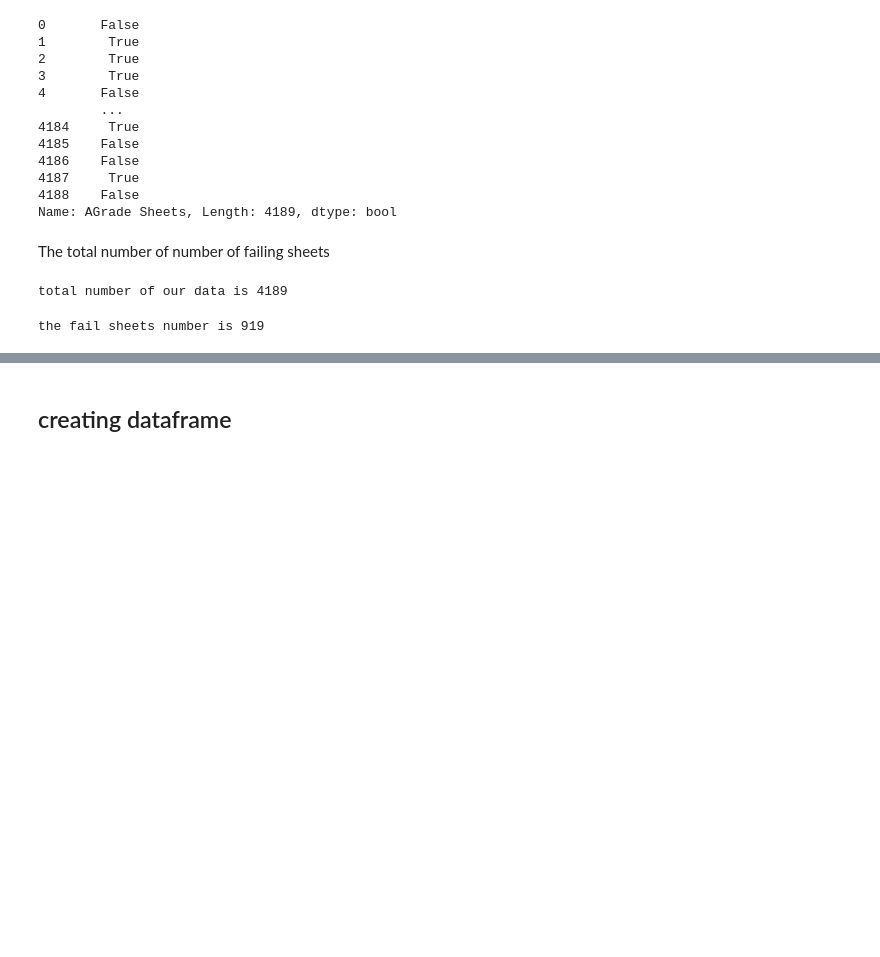
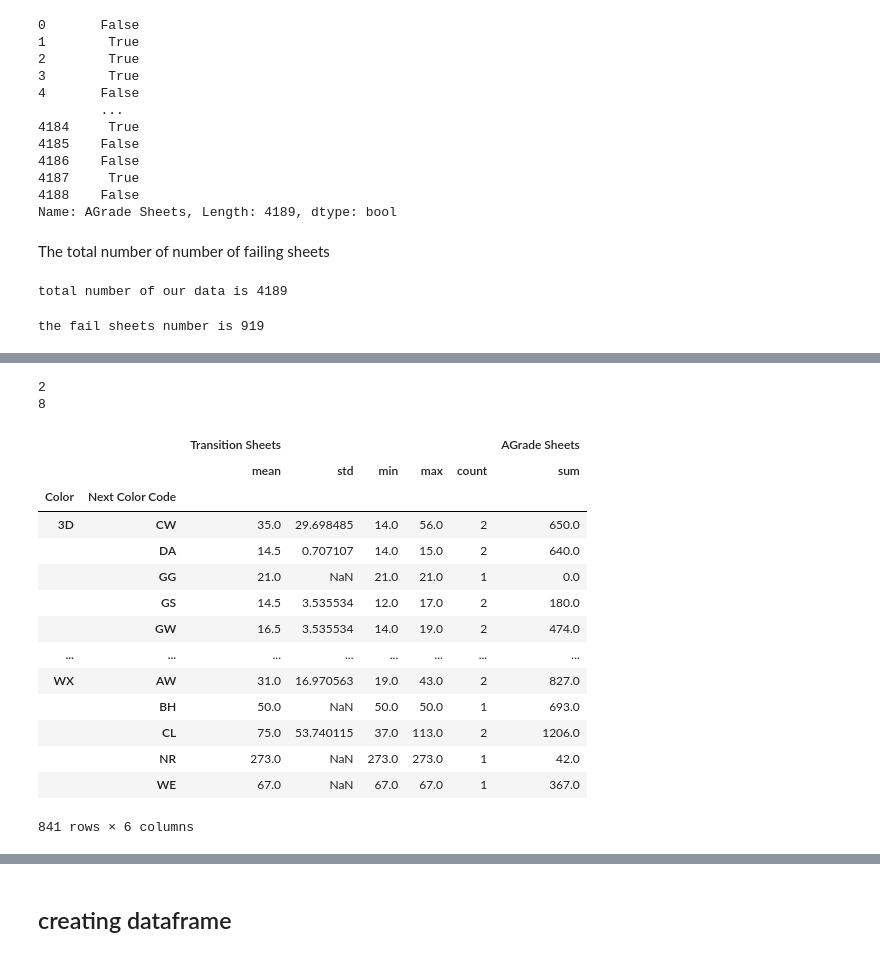
Before and after one commit to eng-rolebot/product-wheel, a Jupyter notebook: product-wheel/Data Processing.ipynb, the cells around one changed output, grey strips where cells are left out. Saved outputs shown, nothing was run; the diff lists cells and outputs as text; code cells hidden in the pictures; blank space fills up the shorter version.

```diff
--- a/product-wheel/Data Processing.ipynb
+++ b/product-wheel/Data Processing.ipynb
@@ -326,0 +458,26 @@ fail_rate = ['NA']
+# %%
+print(len(dff['family_x'].unique()))
+print(len(dff['sub_family_x'].unique()))
+# %% [output]
+2
+8
+# %%
+dff2 = dff.groupby(['Color','Next Color Code']).agg({'Transition Sheets':
+                                           ['mean', 'std', 'min', 'max', 'count'],'AGrade Sheets':['sum']})
+dff2
+# %% [output]
+|  |  | Transition Sheets |  |  |  |  | AGrade Sheets |
+|  |  | mean | std | min | max | count | sum |
+| Color | Next Color Code |  |  |  |  |  |  |
+| 3D | CW | 35.0 | 29.698485 | 14.0 | 56.0 | 2 | 650.0 |
+|  | DA | 14.5 | 0.707107 | 14.0 | 15.0 | 2 | 640.0 |
+|  | GG | 21.0 | NaN | 21.0 | 21.0 | 1 | 0.0 |
+|  | GS | 14.5 | 3.535534 | 12.0 | 17.0 | 2 | 180.0 |
+|  | GW | 16.5 | 3.535534 | 14.0 | 19.0 | 2 | 474.0 |
+| ... | ... | ... | ... | ... | ... | ... | ... |
+| WX | AW | 31.0 | 16.970563 | 19.0 | 43.0 | 2 | 827.0 |
+|  | BH | 50.0 | NaN | 50.0 | 50.0 | 1 | 693.0 |
+|  | CL | 75.0 | 53.740115 | 37.0 | 113.0 | 2 | 1206.0 |
+|  | NR | 273.0 | NaN | 273.0 | 273.0 | 1 | 42.0 |
+|  | WE | 67.0 | NaN | 67.0 | 67.0 | 1 | 367.0 |
+841 rows × 6 columns
```
Also changed, not shown: parts of 88 cells of this notebook.
